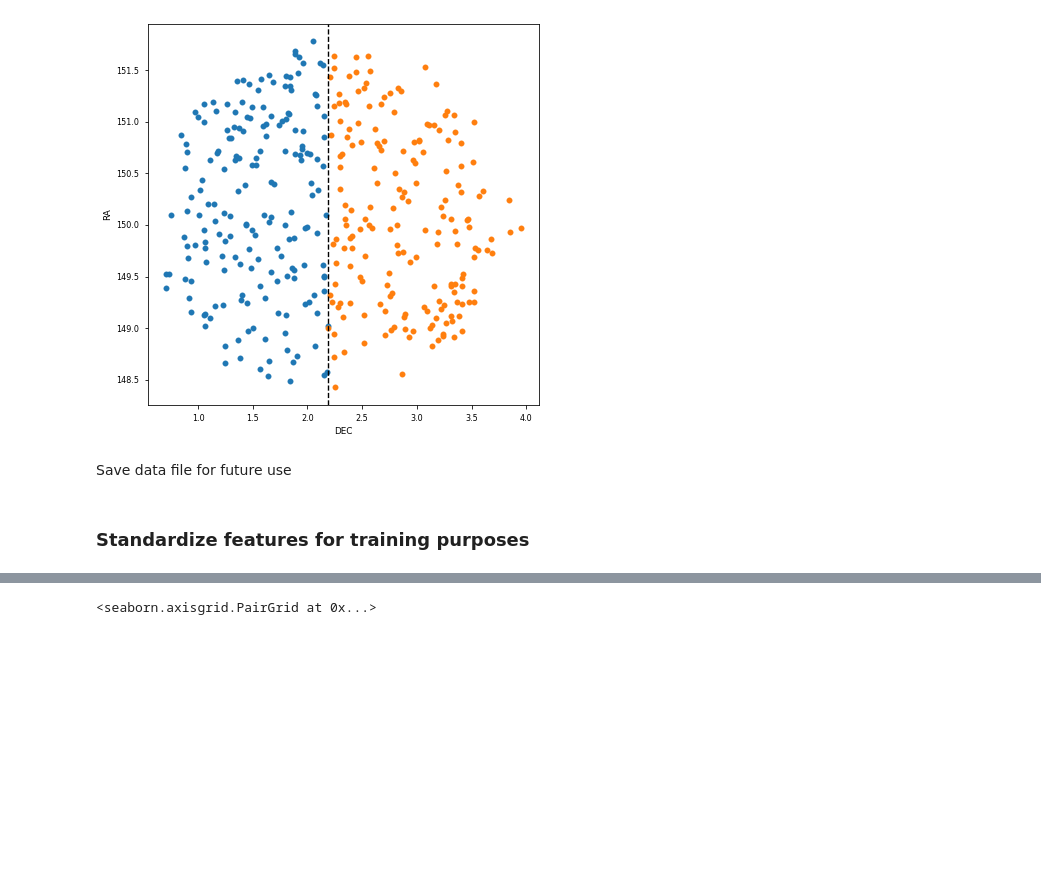
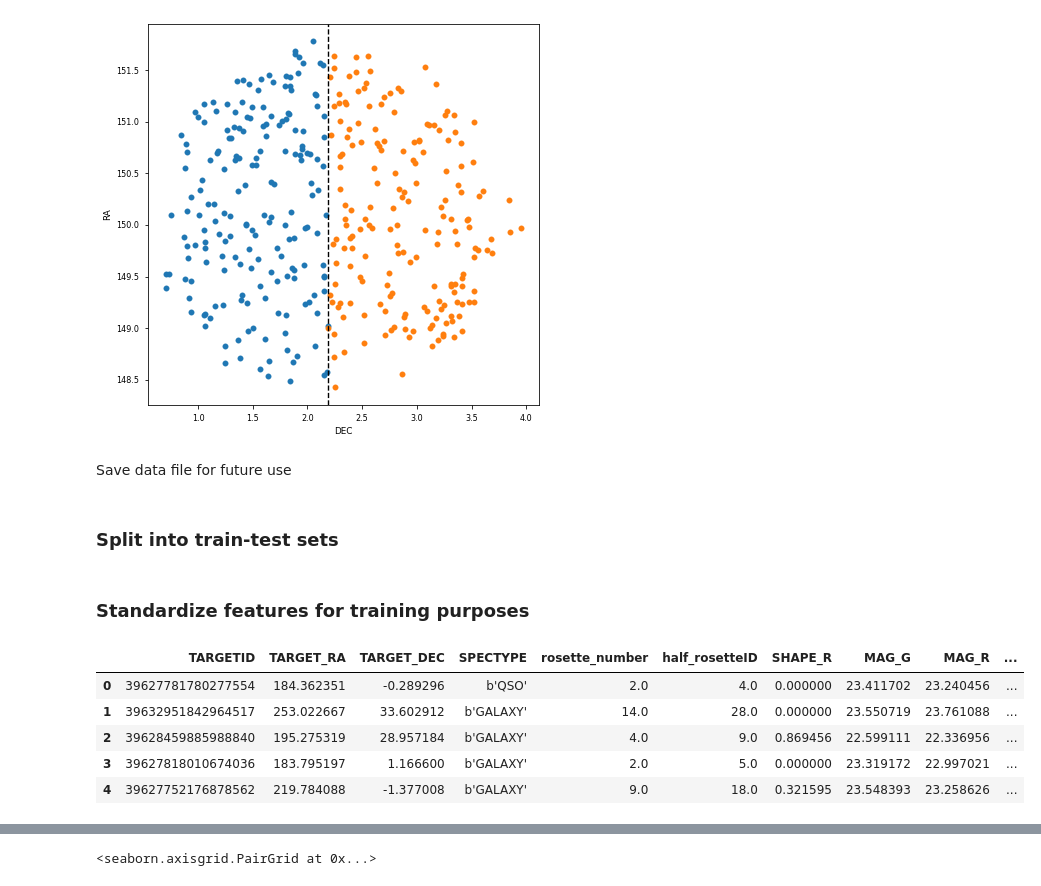
Before and after one commit to tanveerkarim/lselgsXplanck, a Jupyter notebook: notebooks/ELG_selection_and_nz.ipynb, the cells around one changed output, grey strips where cells are left out. Cells and saved outputs as stored; diff of their text form; code cells hidden in the pictures; blank space fills up the shorter version.

```diff
--- a/notebooks/ELG_selection_and_nz.ipynb
+++ b/notebooks/ELG_selection_and_nz.ipynb
@@ -862,6 +862,8 @@ Save data file for future use
 df.to_pickle("/global/cscratch1/sd/tanveerk/final_data_products/elgXplanck/fuji-elg-single-tomo.pkl")
 # %%
 df = pd.read_pickle("/pscratch/sd/t/tanveerk/final_data_products/elgXplanck/fuji-elg-single-tomo.pkl")
+# %% [markdown]
+### Split into train-test sets
 # %% [markdown]
 ### Standardize features for training purposes
 # %%
@@ -875,3 +877,12 @@ X, y = df.drop(["bin_label"], axis=1), df["bin_label"].values
 sc = StandardScaler()
 X_transformed = sc.fit_transform(X.iloc[:,7:-1])
 X_transformed =  np.hstack((np.array(X.iloc[:,:7]), X_transformed)) #concatenate identifying information
+# %%
+X.head()
+# %% [output]
+|  | TARGETID | TARGET_RA | TARGET_DEC | SPECTYPE | rosette_number | half_rosetteID | SHAPE_R | MAG_G | MAG_R | ... |
+| 0 | 39627781780277554 | 184.362351 | -0.289296 | b'QSO' | 2.0 | 4.0 | 0.000000 | 23.411702 | 23.240456 | ... |
+| 1 | 39632951842964517 | 253.022667 | 33.602912 | b'GALAXY' | 14.0 | 28.0 | 0.000000 | 23.550719 | 23.761088 | ... |
+| 2 | 39628459885988840 | 195.275319 | 28.957184 | b'GALAXY' | 4.0 | 9.0 | 0.869456 | 22.599111 | 22.336956 | ... |
+| 3 | 39627818010674036 | 183.795197 | 1.166600 | b'GALAXY' | 2.0 | 5.0 | 0.000000 | 23.319172 | 22.997021 | ... |
+| 4 | 39627752176878562 | 219.784088 | -1.377008 | b'GALAXY' | 9.0 | 18.0 | 0.321595 | 23.548393 | 23.258626 | ... |
```
Also changed, not shown: parts of 12 cells of this notebook, 3 other files.
